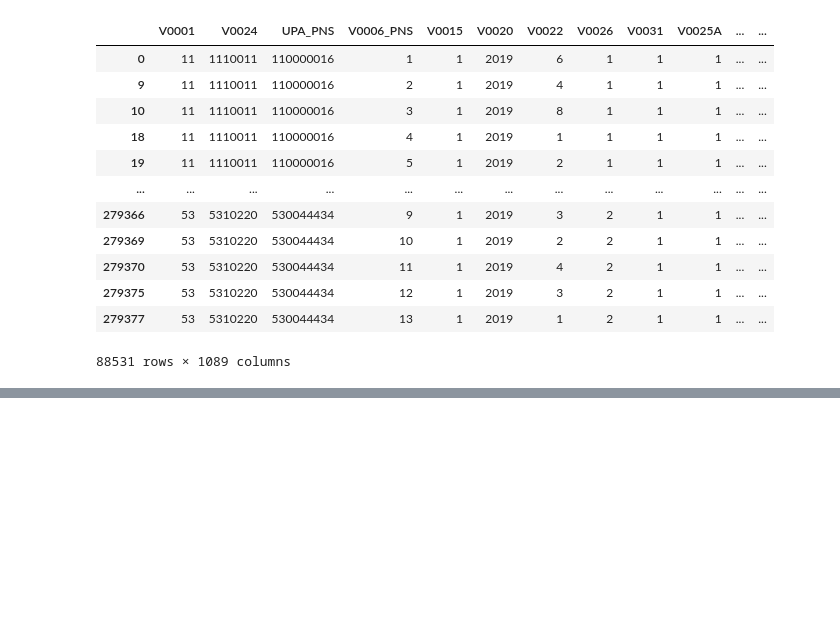
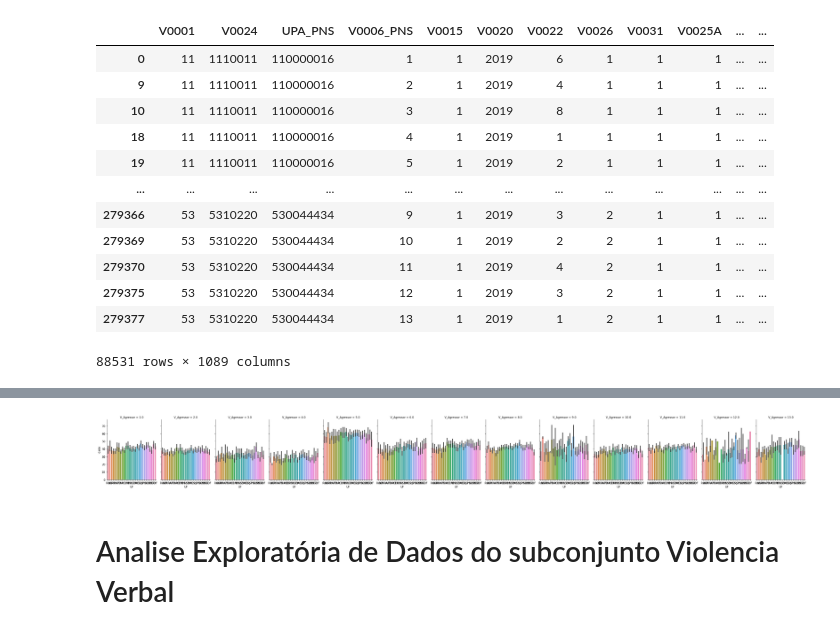
Before and after one commit to cassioHilario/DomHelder, a Jupyter notebook: DataScience/article/test.ipynb, the cells around one changed output, grey strips where cells are left out. Saved outputs shown, nothing was run; the diff lists cells and outputs as text; code cells hidden in the pictures; blank space fills up the shorter version.

```diff
--- a/DataScience/article/test.ipynb
+++ b/DataScience/article/test.ipynb
@@ -99,0 +101,17 @@ violencia
+# %%
+# Altera o valor 1 para True e 2 para False das colunas V_Ofensa, V_Grito, V_Rede_Social, V_Ameaca, F_Tapa, F_Empurrou, F_Soco, F_Enforca, F_Ameaca, S_T_Toque, S_T_Ameaca, S_L_Toque, S_L_Ameaca
+colunas_booleanas = ['V_Ofensa', 'V_Grito', 'V_Rede_Social', 'V_Ameaca', 'F_Tapa', 'F_Empurrou', 'F_Soco', 'F_Enforca', 'F_Ameaca', 'S_T_Toque', 'S_T_Ameaca', 'S_L_Toque', 'S_L_Ameaca', 'V_Destruiu', 'C_Atividades', 'C_Fisica', 'C_Emocional', 'C_Doenca']
+def altera_booleanos(df, colunas_booleanas):
+
+    for coluna in colunas_booleanas:
+        df.loc[df[coluna] == 1, coluna] = True
+        df.loc[df[coluna] == 2, coluna] = False
+    return df
+
+violencia = altera_booleanos(violencia, colunas_booleanas)
+# %%
+colunas_verbal = ['UF', 'Qtd_Moradores', 'Idade','Cor_Raca', 'V_Ofensa','V_Grito','V_Rede_Social','V_Ameaca','V_Destruiu','V_N_Ocorrencia','V_Agressor','V_Local']
+colunas_fisica = ['UF', 'Qtd_Moradores', 'Idade','Cor_Raca', 'F_Tapa','F_Empurrou','F_Soco','F_Enforca','F_Ameaca', 'F_N_Ocorrencia','F_Agressor','F_Local']
+colunas_sexual = ['UF', 'Qtd_Moradores', 'Idade','Cor_Raca', 'S_T_Toque', 'S_T_Ameaca', 'S_L_Toque', 'S_L_Ameaca','S_T_N_Ocorrencia', 'S_Agressor', 'S_Local']
+colunas_consequencia = ['UF', 'Qtd_Moradores', 'Idade','Cor_Raca', 'C_Atividades', 'C_Fisica', 'C_Emocional', 'C_Doenca']
+ds_violencias = [violencia[colunas_verbal], violencia[colunas_fisica], violencia[colunas_sexual]]
@@ -99,0 +122,22 @@ violencia
+# %%
+
+# Inicializa dataset de violencia
+vverbal = violencia[colunas_verbal]
+vfisica = violencia[colunas_fisica]
+vsexual = violencia[colunas_sexual]
+vconsequencia = violencia[colunas_consequencia]
+# %%
+# Seleciona apenas as linhas com valor true nas colunas V_Ofensa, V_Grito, V_Rede_Social, V_Ameaca
+vverbal1 = vverbal[(vverbal['V_Ofensa'] == True) | (vverbal['V_Grito'] == True) | (vverbal['V_Rede_Social'] == True) | (vverbal['V_Ameaca'] == True)]
+
+# Seleciona apenas as linhas com valor true nas colunas F_Tapa, F_Empurrou, F_Soco, F_Enforca, F_Ameaca
+vfisica1 = vfisica[(vfisica['F_Tapa'] == True) | (vfisica['F_Empurrou'] == True) | (vfisica['F_Soco'] == True) | (vfisica['F_Enforca'] == True) | (vfisica['F_Ameaca'] == True)]
+
+# Seleciona apenas as linhas com valor True nas colunas S_T_Toque, S_T_Ameaca, S_L_Toque, S_L_Ameaca
+vsexual1 = vsexual[(vsexual['S_T_Toque'] == True) | (vsexual['S_T_Ameaca'] == True) | (vsexual['S_L_Toque'] == True) | (vsexual['S_L_Ameaca'] == True)]
+
+# Seleciona apenas as linhas com valor True nas colunas C_Atividades, C_Fisica, C_Emocional, C_Doenca
+vconsequencia1 = vconsequencia[(vconsequencia['C_Atividades'] == True) | (vconsequencia['C_Fisica'] == True) | (vconsequencia['C_Emocional'] == True) | (vconsequencia['C_Doenca'] == True)]
+
+# Agrupa novos dataframes
+ds_violencias1 = [vverbal1, vfisica1, vsexual1]
@@ -99,0 +468,6 @@ violencia
+# %%
+g = sns.catplot(x="UF", y="Idade", col="V_Agressor", data=vverbal1, kind="bar", height=4, aspect=.7)
+# %% [output]
+[figure, added]
+# %% [markdown]
+# Analise Exploratória de Dados do subconjunto Violencia Verbal
```
Also changed, not shown: parts of 55 cells of this notebook, 7 other files.
